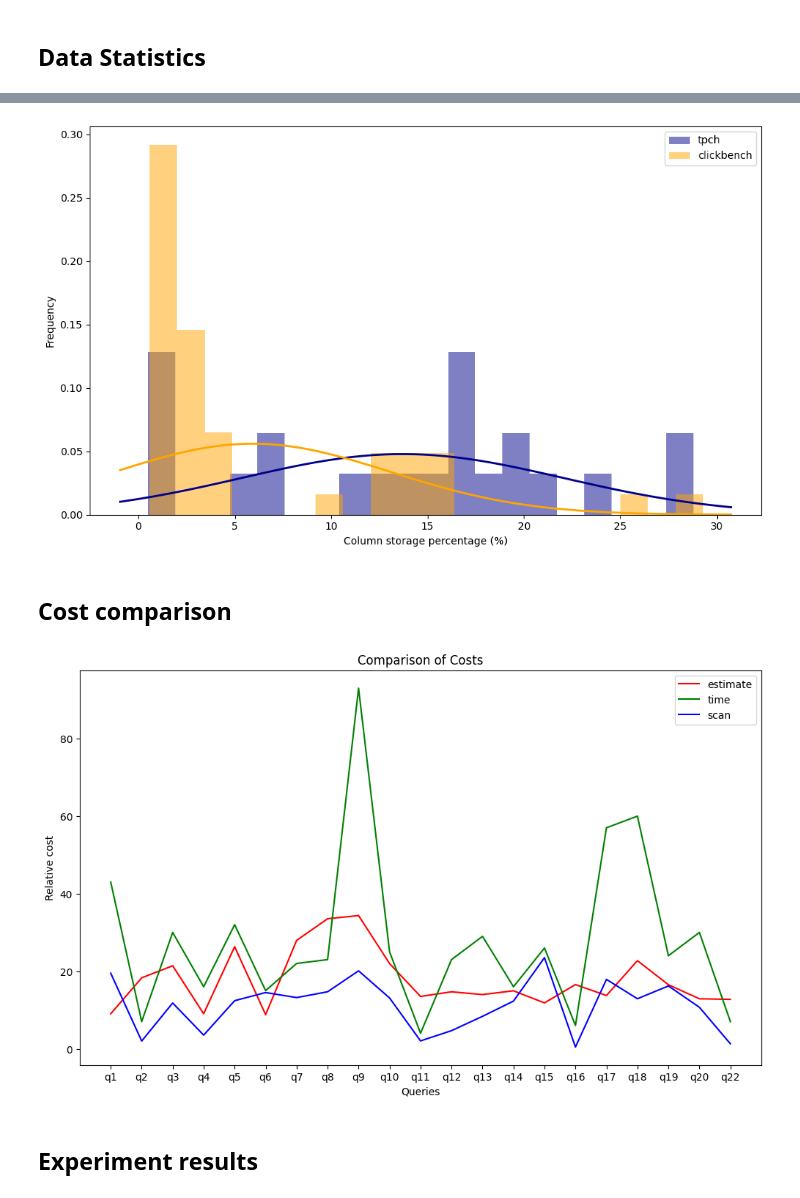
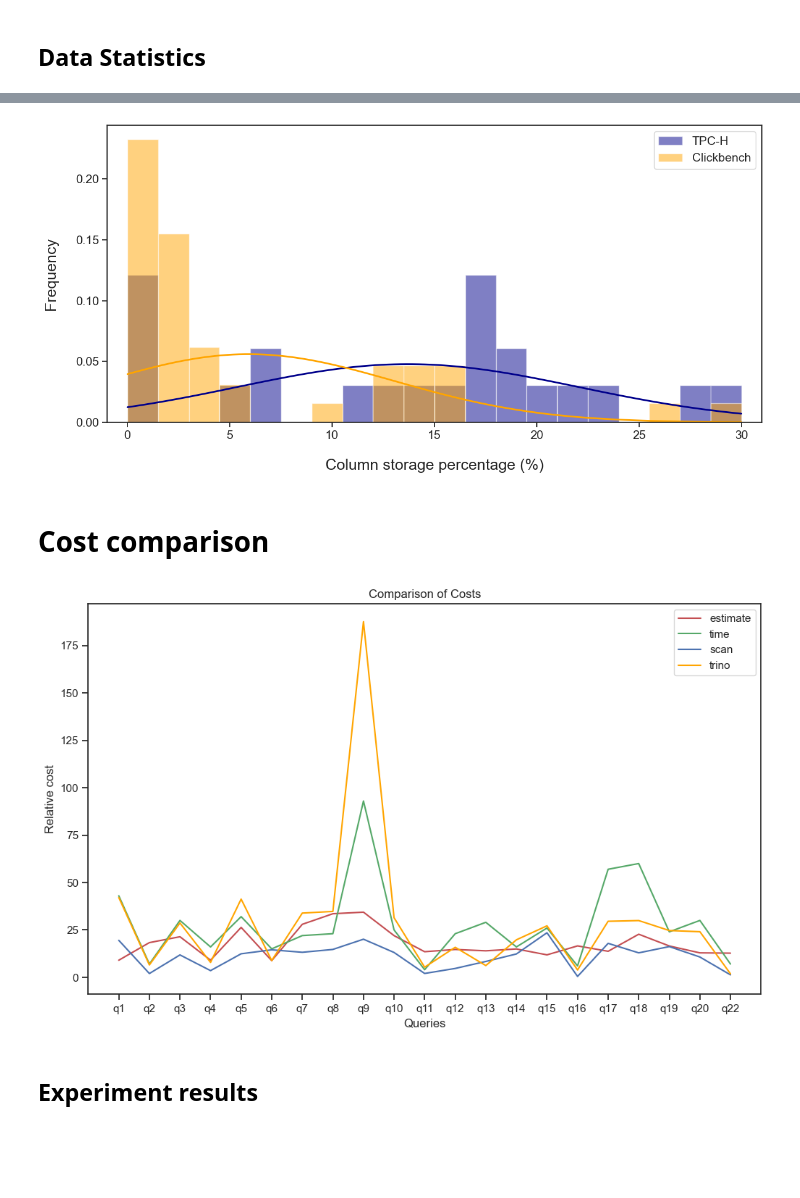
Before and after one commit to pixelsdb/pixels, a Jupyter notebook: pixels-amphi/pixels-amphi-worker/benchmark/scripts/visualize.ipynb, the cells around one changed output, grey strips where cells are left out. Cells and saved outputs as stored; diff of their text form; code cells hidden in the pictures; blank space fills up the shorter version.

Commit message:
Add trino stat

```diff
--- a/pixels-amphi/pixels-amphi-worker/benchmark/scripts/visualize.ipynb
+++ b/pixels-amphi/pixels-amphi-worker/benchmark/scripts/visualize.ipynb
@@ -36,4 +48,6 @@ plt.show()
 # %%
+sns.set_style("whitegrid")  # Use whitegrid style
+
 # 设置查询和百分比数据
 queries = ['q'+str(i+1) for i in range(43)]
 clickbench_percentages = [
@@ -50,15 +64,23 @@ clickbench_percentages = [
     4.612130028964566, 4.612256398706486, 3.4590027444169857
 ]
 
+# 创建一个数据框
+data = pd.DataFrame({
+    'Queries': queries,
+    'Percentages': clickbench_percentages
+})
+
 # 创建柱状图
 plt.figure(figsize=(12,6))
-plt.bar(queries, clickbench_percentages, color='darkblue', alpha=0.7)
+sns.barplot(x='Queries', y='Percentages', data=data, color='orange')
+plt.xticks(rotation=45)
+plt.ylabel('Column size percentage (%)', fontsize=18, labelpad=20)
+plt.xlabel('Clickbench Queries', fontsize=18, labelpad=20)
 
-# 设置标题和轴标签
-# plt.title('The column size percentage for each query')
-plt.xticks(rotation=45)
-plt.xlabel('Clickbench Query')
-plt.ylabel('Relevant column size percentage (%)')
+# 设置刻度大小
+plt.tick_params(labelsize=14)
+plt.xlim(-1, len(queries))
+plt.ylim(0, 30)
 
 # 显示图形
 plt.tight_layout()
@@ -69,42 +91,47 @@ plt.show()
 # %%
+sns.set_style("ticks")  # Use whitegrid style
+
 # 获取每个数据集的正态分布参数
 mu1, std1 = norm.fit(tpch_percentages)
 mu2, std2 = norm.fit(clickbench_percentages)
 
 # 创建一个新的图形
-plt.figure(figsize=(10,6))
+plt.figure(figsize=(12,6))
 
 # 画出每个数据集的存储使用率的直方图和拟合的正态分布曲线
-plt.hist(tpch_percentages, bins=20, density=True, alpha=0.5, label='tpch', color='darkblue')
-plt.hist(clickbench_percentages, bins=20, density=True, alpha=0.5, label='clickbench', color='orange')
+plt.hist(tpch_percentages, bins=20, range=(0, 30), density=True, alpha=0.5, label='TPC-H', color='darkblue')
+plt.hist(clickbench_percentages, bins=20, range=(0,30), density=True, alpha=0.5, label='Clickbench', color='orange')
 
-xmin, xmax = plt.xlim()
+xmin, xmax = 0, 30
 x = np.linspace(xmin, xmax, 100)
 p1 = norm.pdf(x, mu1, std1)
 p2 = norm.pdf(x, mu2, std2)
 
 plt.plot(x, p1, color='darkblue', linewidth=2)
 plt.plot(x, p2, color='orange', linewidth=2)
 
 # 添加图例
-plt.legend()
+plt.legend(fontsize=14)
 
 # 添加标题和标签
-plt.xlabel('Column storage percentage (%)')
-plt.ylabel('Frequency')
+plt.xlabel('Column storage percentage (%)', fontsize=18, labelpad=20)
+plt.ylabel('Frequency', fontsize=18, labelpad=20)
+plt.xlim(-1, 31)
+plt.tick_params(labelsize=14)
 
 # 显示图形
 plt.tight_layout()
 plt.savefig("./imgs/distribution_column_percentage.png")
 plt.show()
 # %% [output]
-[figure, old version]
+[figure, new version]
 # %% [markdown]
-## Cost comparison
+# Cost comparison
 # %%
 tpch_estimate_path = r"../stats/tpch_cost.json"
 tpch_time_path = r"../stats/tpch_time.json"
 tpch_scan_path = r"../stats/tpch_scan.json"
+tpch_trino_path = r"../stats/tpch_trino.json"
 
 with open(tpch_estimate_path) as f:
     estimate_cost = list(json.load(f).values())[0]
@@ -112,12 +139,15 @@ with open(tpch_time_path) as f:
     time_cost = list(json.load(f).values())[0]
 with open(tpch_scan_path) as f:
     scan_cost = list(json.load(f).values())[0]
+with open(tpch_trino_path) as f:
+    trino_cost = list(json.load(f).values())[0]
 
 plt.figure(figsize=(12,7))
 
 plt.plot(estimate_cost, 'r', label='estimate')
 plt.plot(time_cost, 'g', label='time')
 plt.plot(scan_cost, 'b', label='scan')
+plt.plot(trino_cost, 'orange', label='trino')
 
 plt.legend()
 
@@ -125,9 +155,9 @@ plt.xlabel('Queries')
 plt.ylabel('Relative cost')
 plt.title('Comparison of Costs')
 plt.xticks(range(len(estimate_cost)), ['q'+str(i) for i in range(1, 21)] + ['q22'])
-plt.savefig("./imgs/tpch_cost_comparison.png")
+# plt.savefig("./imgs/tpch_cost_comparison.png")
 plt.show()
 # %% [output]
-[figure, old version]
+[figure, new version]
 # %% [markdown]
 ## Experiment results
```
Also changed, not shown: parts of 9 cells of this notebook, 12 other files.
